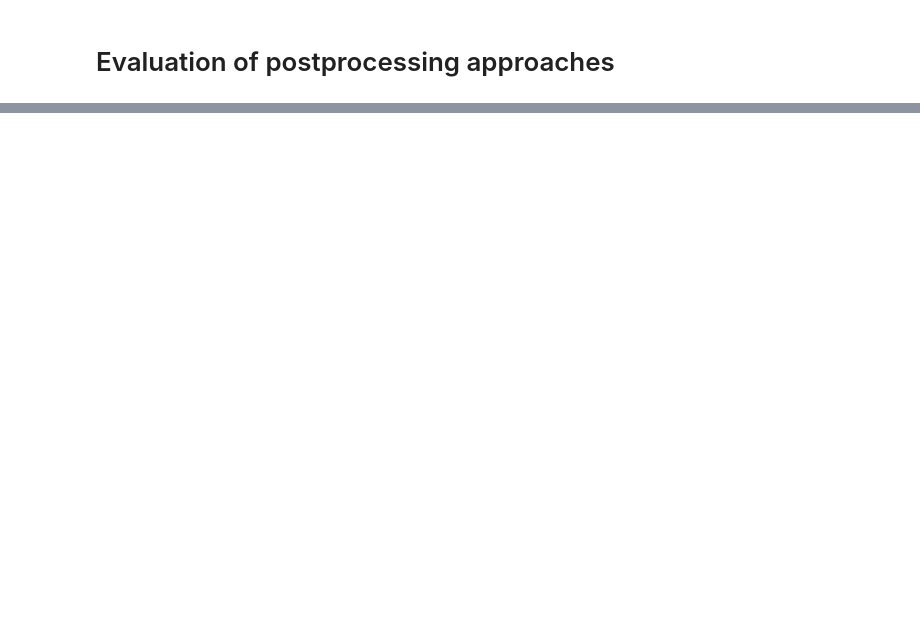
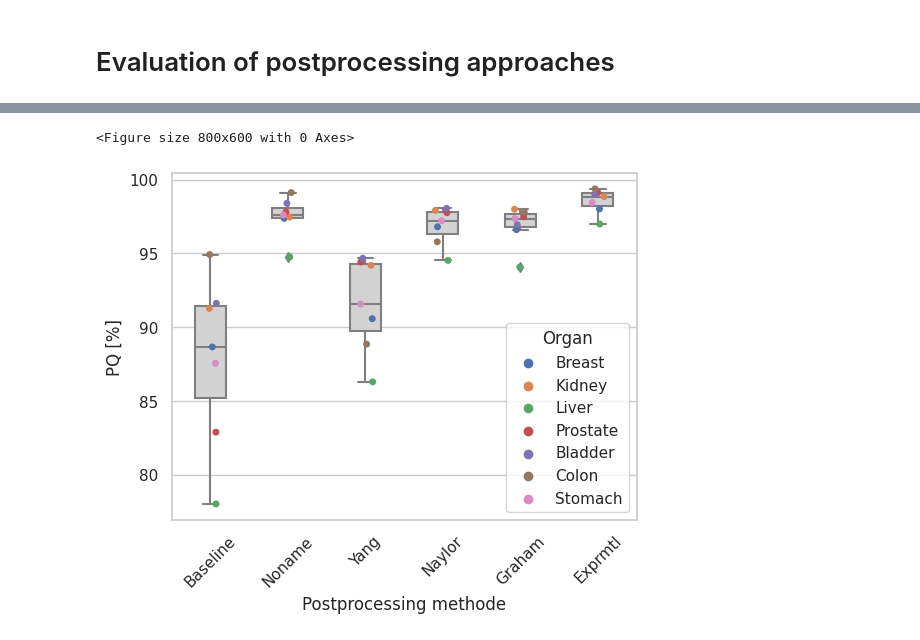
Before and after one commit to emerbitz/NucInstSeg, a Jupyter notebook: postprocessing_evaluation.ipynb, the cells around one changed output, grey strips where cells are left out. Saved outputs shown, nothing was run; the diff lists cells and outputs as text; code cells hidden in the pictures; blank space fills up the shorter version.

Commit message:
Added organwise metric computation and tuning

```diff
--- a/postprocessing_evaluation.ipynb
+++ b/postprocessing_evaluation.ipynb
@@ -227,0 +465,5 @@ PQ: 0.8429220914840698
+# %%
+test_performance_pq = test_performance_pq.astype(float)
+performance = test_performance_pq.reset_index(names="Organ")
+performance = pd.melt(performance, id_vars=["Organ"], var_name="Methode", value_name="Score")
+performance
@@ -227,0 +488,27 @@ PQ: 0.8429220914840698
+# %%
+def cal_performance_for_score(performance: dict, score: str="PQ") -> dict:
+    performance_for_score = {}
+    for m in performance:
+        performance_for_score[m] = {organ: performance[m][organ][score] for organ in performance[m]}
+    return performance_for_score
+# %%
+def make_performance_boxplot(performance: dict, score: str="PQ") -> None:
+    performance = pd.DataFrame(performance)
+    performance = performance.astype(float)
+    performance *= 100
+    performance.rename(columns=lambda x: x.capitalize(), inplace=True)
+    performance = performance.reset_index(names="Organ")
+    performance = pd.melt(performance, id_vars=["Organ"], var_name="Methode", value_name="Score")
+    sns.set(style="whitegrid")
+    plt.figure(figsize=(8, 6))
+    plt.figure(figsize=(6, 4.5))
+
+    sns.boxplot(data=performance, x="Methode", y="Score", color="lightgray", width=0.4)
+    sns.stripplot(data=performance,x="Methode", y="Score", hue="Organ", jitter=True, palette=sns.color_palette())
+
+
+#     plt.title(score)
+    plt.xlabel("Postprocessing methode")
+    plt.ylabel(f"{score} [%]")
+    plt.xticks(rotation=45)
+    plt.show()
@@ -227,0 +527,3 @@ PQ: 0.8429220914840698
+# %%
+test_performance_pq = cal_performance_for_score(test_performance_organ_c, score="PQ")
+make_pretty_tabel_performance_score(test_performance_pq, "Organwise PQ [%]")
@@ -227,0 +542,5 @@ PQ: 0.8429220914840698
+# %%
+make_performance_boxplot(test_performance_pq)
+# %% [output]
+<Figure size 800x600 with 0 Axes>
+[figure, added]
```
Also changed, not shown: parts of 79 cells of this notebook.
